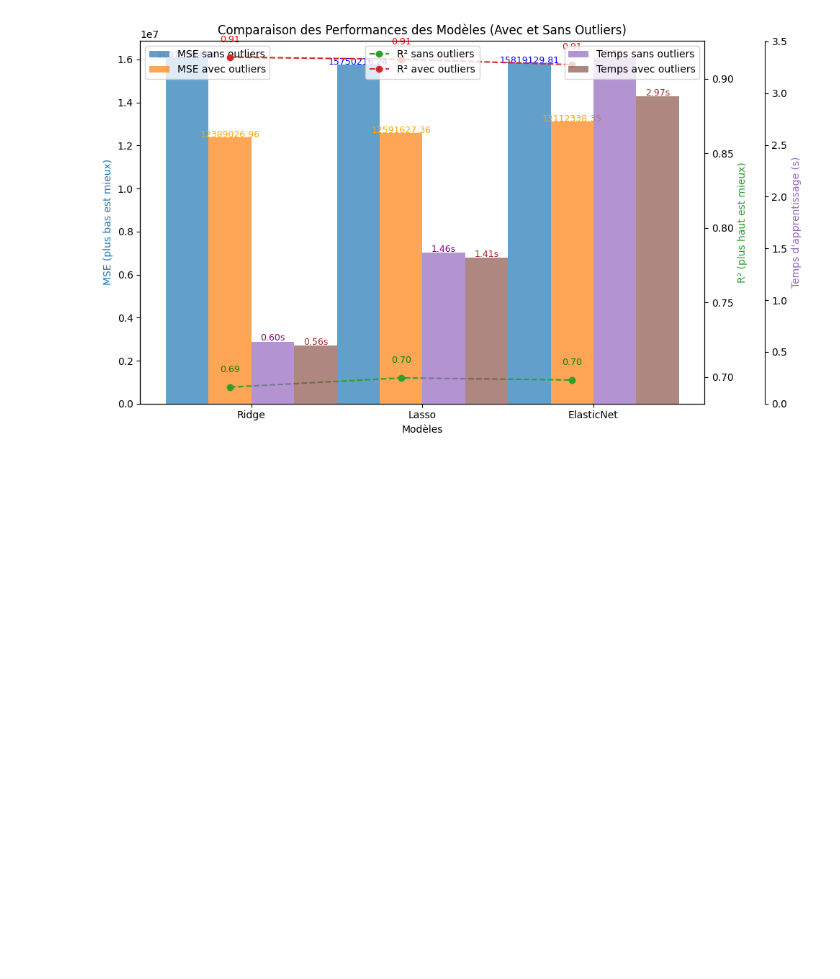
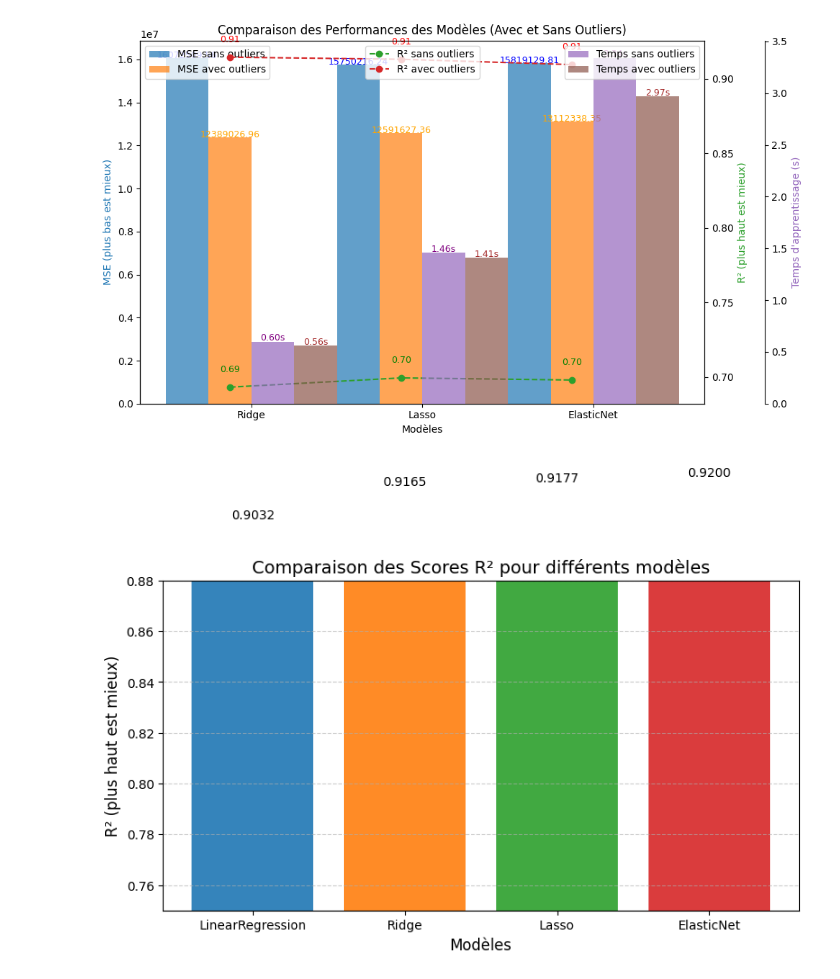
Before and after one commit to A-Delvoye/Brief2_prime_assurance, a Jupyter notebook: modelisation_assurance_final.ipynb, the cells around one changed output. Saved outputs shown, nothing was run; the diff lists cells and outputs as text; code cells hidden in the pictures; blank space fills up the shorter version.

```diff
--- a/modelisation_assurance_final.ipynb
+++ b/modelisation_assurance_final.ipynb
@@ -649,3 +688,40 @@ plt.tight_layout()
 plt.show()
 # %% [output]
 [figure]
+# %%
+# Données des performances des modèles
+results = {
+    'LinearRegression': {'R2': 0.9032, 'Training Time (s)': 0.06},
+    'Ridge': {'R2': 0.9165, 'Training Time (s)': 0.63},
+    'Lasso': {'R2': 0.9177, 'Training Time (s)': 0.52},
+    'ElasticNet': {'R2': 0.9200, 'Training Time (s)': 1.23},
+}
+
+# Extraire les noms des modèles et leurs scores R²
+models = list(results.keys())
+r2_scores = [results[model]['R2'] for model in models]
+
+# Création d'un graphique en barres
+fig, ax = plt.subplots(figsize=(8, 6))
+
+# Barres des R²
+bars = ax.bar(models, r2_scores, color=['tab:blue', 'tab:orange', 'tab:green', 'tab:red'], alpha=0.9)
+
+# Ajouter les valeurs au-dessus des barres
+for bar, r2 in zip(bars, r2_scores):
+    ax.text(bar.get_x() + bar.get_width() / 2, bar.get_height() + 0.001, f"{r2:.4f}", ha='center', fontsize=10)
+
+# Ajouter le titre et les labels
+ax.set_title("Comparaison des Scores R² pour différents modèles", fontsize=14)
+ax.set_ylabel("R² (plus haut est mieux)", fontsize=12)
+ax.set_xlabel("Modèles", fontsize=12)
+ax.set_ylim(0.75, 0.88)  # Ajuster l'échelle pour mieux voir les différences
+
+# Afficher la grille pour la lisibilité
+ax.grid(axis='y', linestyle='--', alpha=0.6)
+
+# Afficher le graphique
+plt.tight_layout()
+plt.show()
+# %% [output]
+[figure, added]
```
Also changed, not shown: parts of 9 cells of this notebook, 20 other files.
